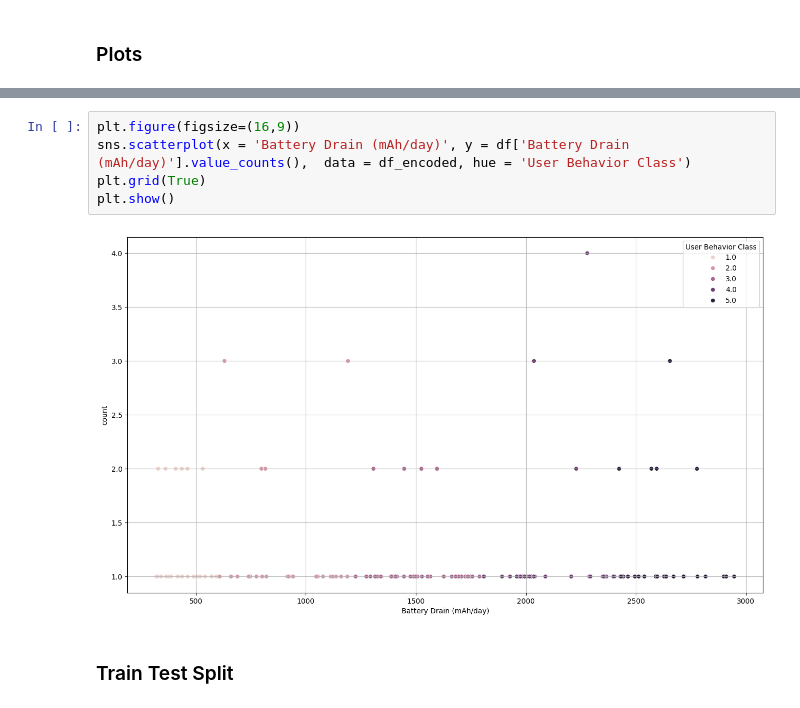
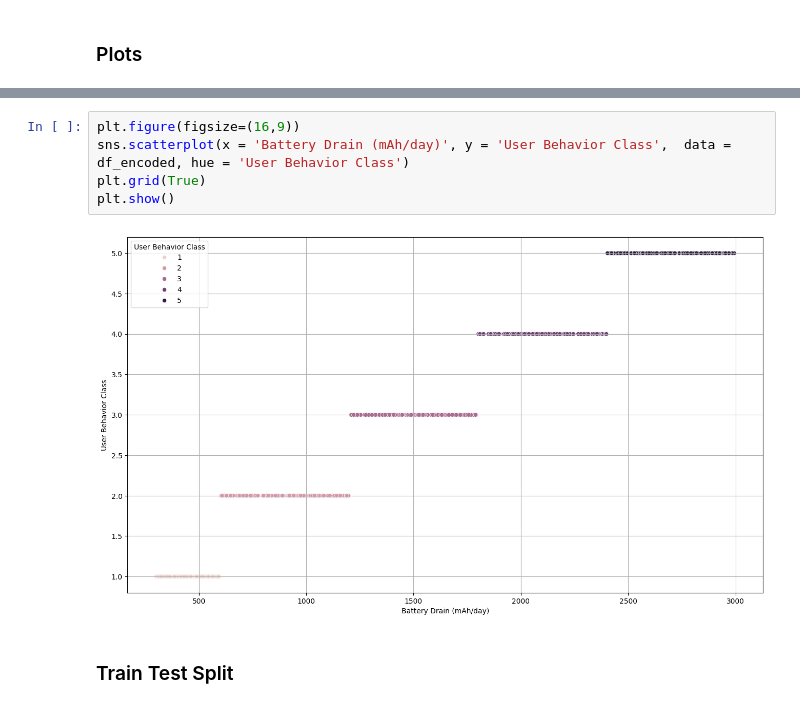
Before and after one commit to mrshafy13/My_Data_Science_Journey, a Jupyter notebook: Classifying_User_Behavior_Based_on_Mobile_Device_Usage.ipynb, the cells around one changed output, grey strips where cells are left out. Cells and saved outputs as stored; diff of their text form.

```diff
--- a/Classifying_User_Behavior_Based_on_Mobile_Device_Usage.ipynb
+++ b/Classifying_User_Behavior_Based_on_Mobile_Device_Usage.ipynb
@@ -234,10 +234,10 @@ plt.show()
 # %%
 plt.figure(figsize=(16,9))
-sns.scatterplot(x = 'Battery Drain (mAh/day)', y = df['Battery Drain (mAh/day)'].value_counts(),  data = df_encoded, hue = 'User Behavior Class')
+sns.scatterplot(x = 'Battery Drain (mAh/day)', y = 'User Behavior Class',  data = df_encoded, hue = 'User Behavior Class')
 plt.grid(True)
 plt.show()
 # %% [output]
-[figure, old version]
+[figure, new version]
 # %% [markdown]
 ### Train Test Split
 # %%
```
Also changed, not shown: parts of 3 cells of this notebook.
